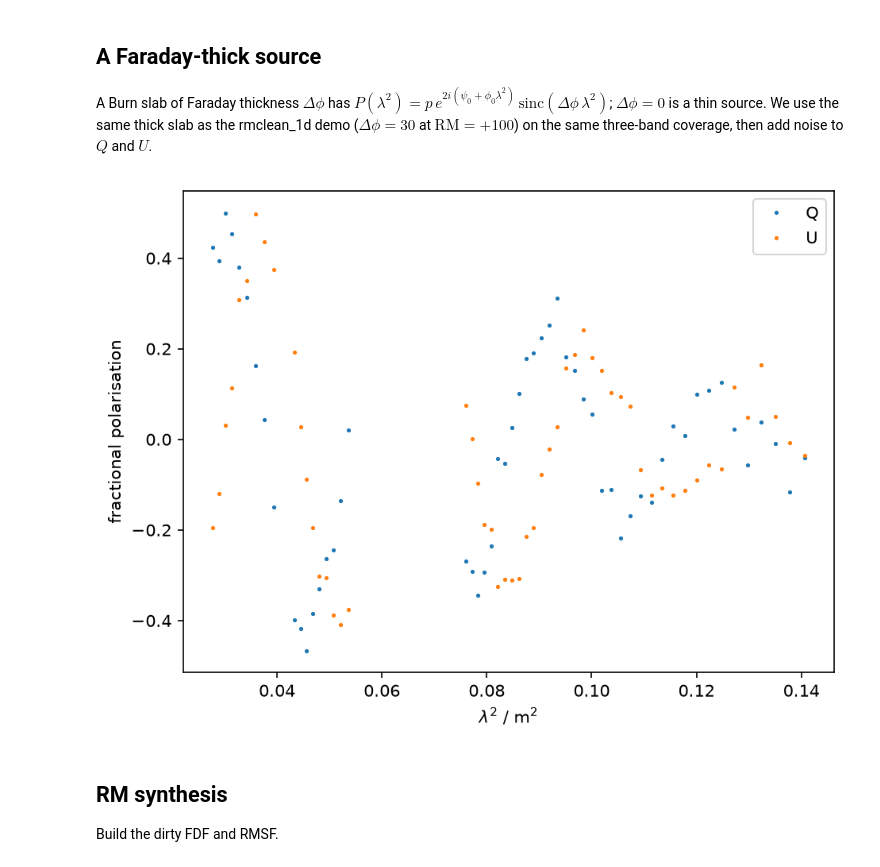
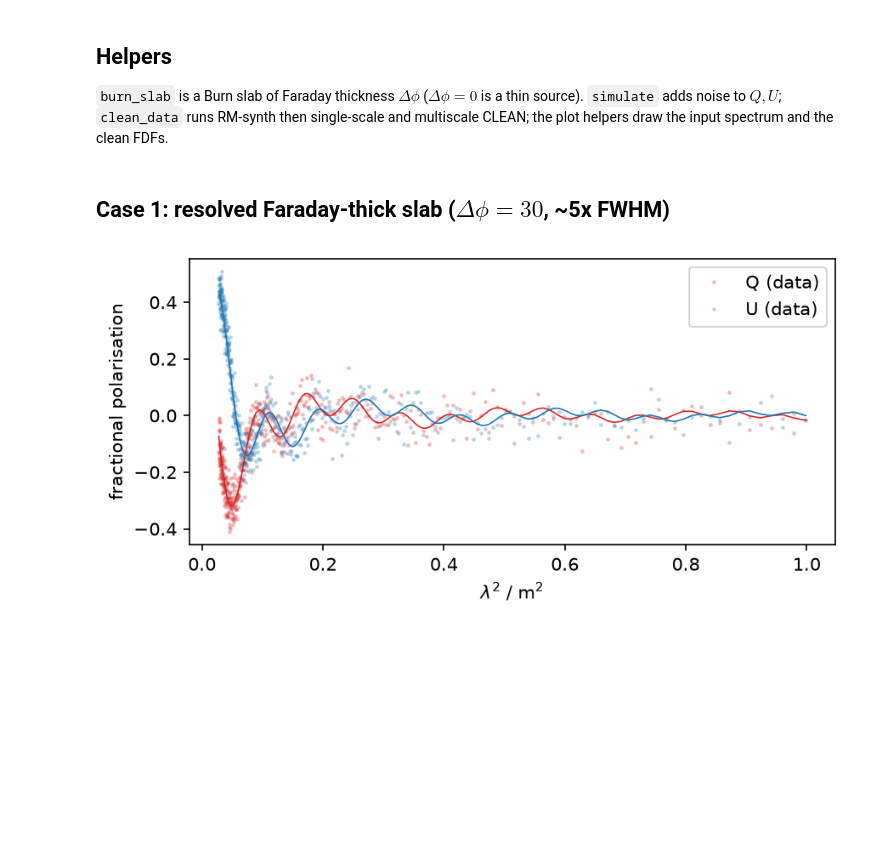
Before and after one commit to AlecThomson/rm-lite, a Jupyter notebook: docs/examples/rmclean_multiscale_1d.ipynb, the cells around one changed output. Drawn from its saved outputs; the diff is of its cells as text; code cells hidden in the pictures; blank space fills up the shorter version.

```diff
--- a/docs/examples/rmclean_multiscale_1d.ipynb
+++ b/docs/examples/rmclean_multiscale_1d.ipynb
@@ -34,10 +44,9 @@ rng = np.random.default_rng(42)
 # %% [markdown]
-## A Faraday-thick source
+## Helpers
 
-A Burn slab of Faraday thickness $\Delta\phi$ has
-$P(\lambda^2) = p\,e^{2i(\psi_0 + \phi_0\lambda^2)}\,\mathrm{sinc}(\Delta\phi\,\lambda^2)$; $\Delta\phi = 0$ is a thin source.
-We use the same thick slab as the rmclean_1d demo ($\Delta\phi = 30$ at
-$\mathrm{RM}=+100$) on the same three-band coverage, then add noise to $Q$ and
-$U$.
+`burn_slab` is a Burn slab of Faraday thickness $\Delta\phi$ ($\Delta\phi=0$ is
+a thin source). `simulate` adds noise to $Q,U$; `clean_data` runs RM-synth then
+single-scale and multiscale CLEAN; the plot helpers draw the input spectrum and
+the clean FDFs.
 # %%
 def burn_slab(
@@ -78,14 +161,8 @@ complex_err = np.ones_like(complex_pol) * (rms_noise + 1j * rms_noise)
-# %%
-fig, ax = plt.subplots()
-ax.plot(lambda_sq, complex_pol.real, ".", ms=3, label="Q")
-ax.plot(lambda_sq, complex_pol.imag, ".", ms=3, label="U")
-ax.set(xlabel=r"$\lambda^2$ / m$^2$", ylabel="fractional polarisation")
-ax.legend()
-fig.tight_layout()
-# %% [output]
-[figure, removed]
-# %% [markdown]
-## RM synthesis
-
-Build the dirty FDF and RMSF.
+# %% [markdown]
+## Case 1: resolved Faraday-thick slab ($\Delta\phi = 30$, ~5x FWHM)
+# %%
+model1, pol1 = simulate(30.0)
+plot_input(model1, pol1)
+# %% [output]
+[figure, added]
 # %%
```
Also changed, not shown: parts of 22 cells of this notebook, 2 other files.
